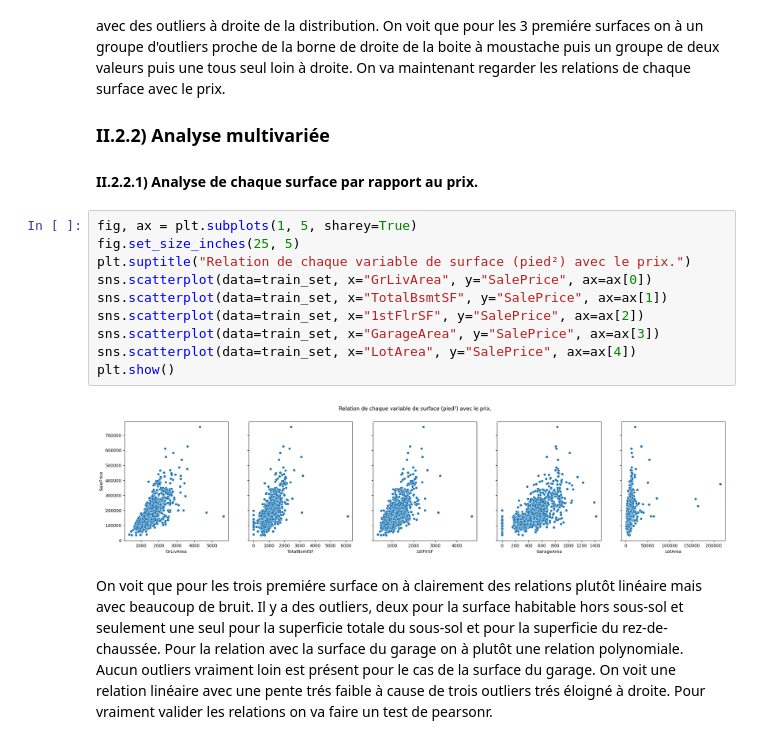
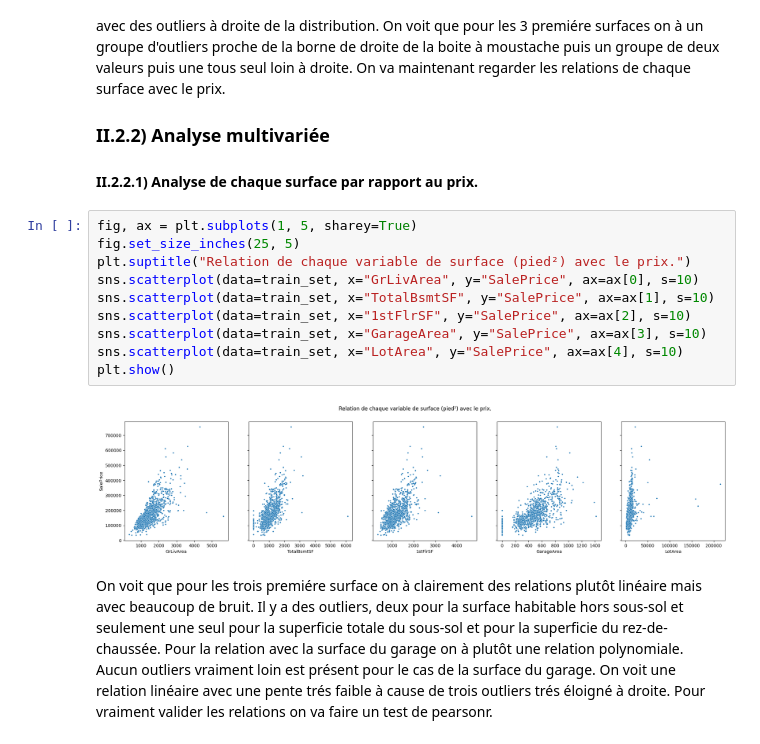
Before and after one commit to fmazur57u/Prediction_prix_immobilier, a Jupyter notebook: projet_prix_immobilier.ipynb, the cells around one changed output. Cells and saved outputs as stored; diff of their text form.

```diff
--- a/projet_prix_immobilier.ipynb
+++ b/projet_prix_immobilier.ipynb
@@ -172,15 +172,15 @@ La moyenne de la surface habitable hors sous-sol, de la superrficie totale du so
 # %%
 fig, ax = plt.subplots(1, 5, sharey=True)
 fig.set_size_inches(25, 5)
 plt.suptitle("Relation de chaque variable de surface (pied²) avec le prix.")
-sns.scatterplot(data=train_set, x="GrLivArea", y="SalePrice", ax=ax[0])
-sns.scatterplot(data=train_set, x="TotalBsmtSF", y="SalePrice", ax=ax[1])
-sns.scatterplot(data=train_set, x="1stFlrSF", y="SalePrice", ax=ax[2])
-sns.scatterplot(data=train_set, x="GarageArea", y="SalePrice", ax=ax[3])
-sns.scatterplot(data=train_set, x="LotArea", y="SalePrice", ax=ax[4])
+sns.scatterplot(data=train_set, x="GrLivArea", y="SalePrice", ax=ax[0], s=10)
+sns.scatterplot(data=train_set, x="TotalBsmtSF", y="SalePrice", ax=ax[1], s=10)
+sns.scatterplot(data=train_set, x="1stFlrSF", y="SalePrice", ax=ax[2], s=10)
+sns.scatterplot(data=train_set, x="GarageArea", y="SalePrice", ax=ax[3], s=10)
+sns.scatterplot(data=train_set, x="LotArea", y="SalePrice", ax=ax[4], s=10)
 plt.show()
 # %% [output]
-[figure, old version]
+[figure, new version]
 # %% [markdown]
 On voit que pour les trois premiére surface on à clairement des relations plutôt linéaire mais avec beaucoup de bruit. Il y a des outliers, deux pour la surface habitable hors sous-sol et seulement une seul pour la superficie totale du sous-sol et pour la superficie du rez-de-chaussée. Pour la relation avec la surface du garage on à plutôt une relation polynomiale. Aucun outliers vraiment loin est présent pour le cas de la surface du garage. On voit une relation linéaire avec une pente trés faible à cause de trois outliers trés éloigné à droite. Pour vraiment valider les relations on va faire un test de pearsonr.
 # %%
```
Also changed, not shown: parts of 115 cells of this notebook, 2 other files.
